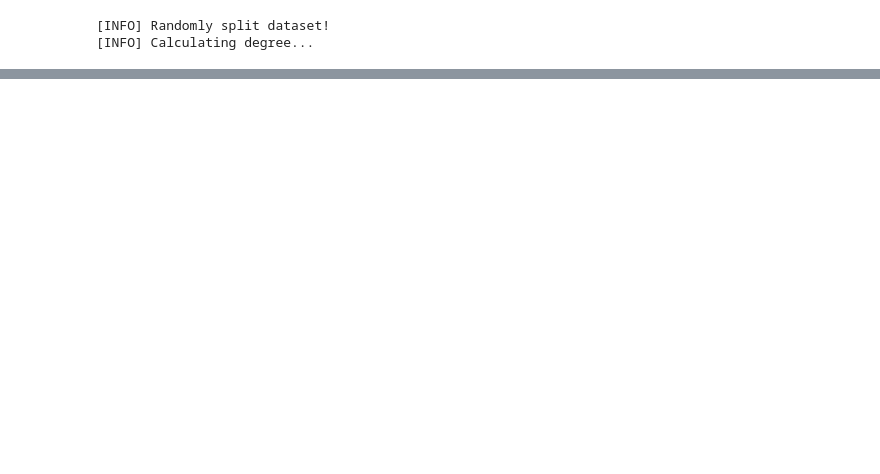
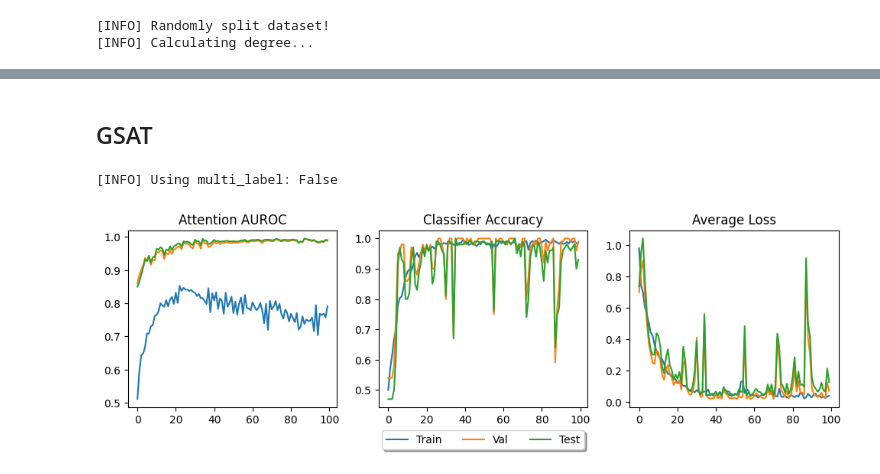
Before and after one commit to ihounie/GSAT, a Jupyter notebook: example/example.ipynb, the cells around one changed output, grey strips where cells are left out. Saved outputs shown, nothing was run; the diff lists cells and outputs as text; code cells hidden in the pictures; blank space fills up the shorter version.

```diff
--- a/example/example.ipynb
+++ b/example/example.ipynb
@@ -127,0 +55,49 @@ load_checkpoint(gsat, model_dir, model_name=f'gsat_epoch_{best_epoch}', map_loca
+# %%
+config_dir = Path('../src/configs')
+global_config = yaml.safe_load((config_dir / 'global_config.yml').open('r'))
+local_config_name = get_local_config_name(model_name, dataset_name)
+local_config = yaml.safe_load((config_dir / local_config_name).open('r'))
+
+model_config = local_config['model_config']
+data_config = local_config['data_config']
+method_config = local_config[f'{method_name}_config']
+shared_config = local_config['shared_config']
+assert model_config['model_name'] == model_name
+assert method_config['method_name'] == method_name
+
+# batch_size, splits = data_config['batch_size'], data_config.get('splits', None)
+# loaders, test_set, x_dim, edge_attr_dim, num_class, aux_info = get_data_loaders(data_dir, dataset_name, batch_size, splits, seed, data_config.get('mutag_x', False))
+
+# model_config['deg'] = aux_info['deg']
+model = get_model(x_dim, edge_attr_dim, num_class, aux_info['multi_label'], model_config, device)
+
+# log_dir.mkdir(parents=True, exist_ok=True)
+# if not method_config['from_scratch']:
+#     print('[INFO] Pretraining the model...')
+#     train_clf_one_seed(local_config, data_dir, log_dir, model_name, dataset_name, device, random_state,
+#                         model=model, loaders=loaders, num_class=num_class, aux_info=aux_info)
+#     pretrain_epochs = local_config['model_config']['pretrain_epochs'] - 1
+#     load_checkpoint(model, model_dir=log_dir, model_name=f'epoch_{pretrain_epochs}')
+# else:
+#     print('[INFO] Training both the model and the attention from scratch...')
+
+extractor = ExtractorMLP(model_config['hidden_size'], shared_config).to(device)
+lr, wd = method_config['lr'], method_config.get('weight_decay', 0)
+optimizer = torch.optim.Adam(list(extractor.parameters()) + list(model.parameters()), lr=lr, weight_decay=wd)
+
+scheduler_config = method_config.get('scheduler', {})
+scheduler = None if scheduler_config == {} else ReduceLROnPlateau(optimizer, mode='max', **scheduler_config)
+
+log_dir = "./logs"
+writer = Writer(log_dir=log_dir)
+# %% [markdown]
+## GSAT
+# %%
+gsat = GSAT(model, extractor, optimizer, scheduler, writer,
+            device, log_dir, dataset_name, num_class,
+            aux_info['multi_label'], seed, method_config, shared_config)
+metrics_gsat = train_model(model_config, method_config, gsat, loaders, dataset_name, seed, aux_info)
+plot_metrics(metrics_gsat)
+# %% [output]
+[INFO] Using multi_label: False
+[figure, added]
```
Also changed, not shown: parts of 11 cells of this notebook, 1 other file.
